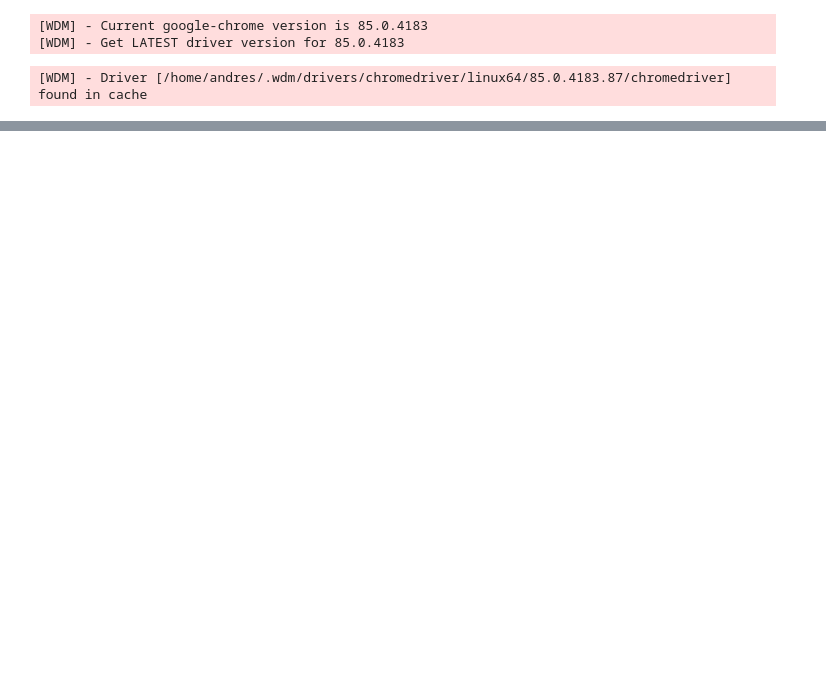
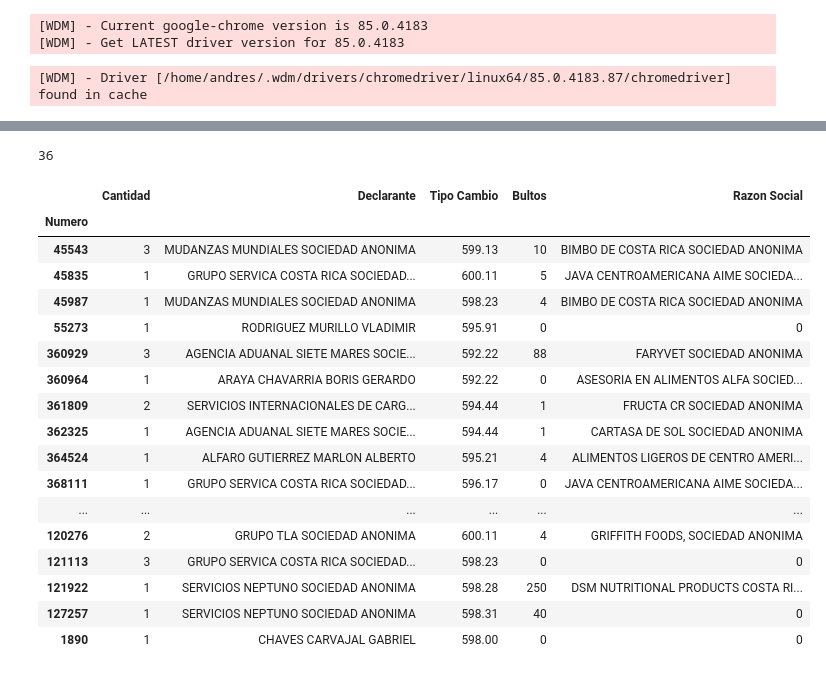
Before and after one commit to andresdha/MHCR_DUAS, a Jupyter notebook: Scraper/MHCR Scraper.ipynb, the cells around one changed output, grey strips where cells are left out. Cells and saved outputs as stored; diff of their text form; code cells hidden in the pictures; blank space fills up the shorter version.

```diff
--- a/Scraper/MHCR Scraper.ipynb
+++ b/Scraper/MHCR Scraper.ipynb
@@ -58,5 +58,14 @@ captcha_field.clear()
 captcha_field.send_keys(captcha_value)
 # %%
 driver.find_element_by_xpath('//input[@name="BUTTON1"]').click()
+# %%
+# Lists to store scraped data points
+main_pg_dfs = []
+duas_dfs = []
+declarantes = []
+tipos_cambio = []
+bultos = []
+razon_social = []
+facturas_dfs = []
 # %%
 scrape = True
@@ -131,0 +307,34 @@ driver.quit()
+# %%
+duas_data = pd.concat(duas_dfs)
+# %%
+len(duas_data)
+# %% [output]
+36
+# %%
+data = pd.DataFrame(duas_data, columns={'Cantidad'})
+# %%
+data['Declarante'] = declarantes
+data['Tipo Cambio'] = tipos_cambio
+data['Bultos'] = bultos
+data['Razon Social'] = razon_social
+# %%
+data
+# %% [output]
+|  | Cantidad | Declarante | Tipo Cambio | Bultos | Razon Social |
+| Numero |  |  |  |  |  |
+| 45543 | 3 | MUDANZAS MUNDIALES SOCIEDAD ANONIMA | 599.13 | 10 | BIMBO DE COSTA RICA SOCIEDAD ANONIMA |
+| 45835 | 1 | GRUPO SERVICA COSTA RICA SOCIEDAD... | 600.11 | 5 | JAVA CENTROAMERICANA AIME SOCIEDA... |
+| 45987 | 1 | MUDANZAS MUNDIALES SOCIEDAD ANONIMA | 598.23 | 4 | BIMBO DE COSTA RICA SOCIEDAD ANONIMA |
+| 55273 | 1 | RODRIGUEZ MURILLO VLADIMIR | 595.91 | 0 | 0 |
+| 360929 | 3 | AGENCIA ADUANAL SIETE MARES SOCIE... | 592.22 | 88 | FARYVET SOCIEDAD ANONIMA |
+| 360964 | 1 | ARAYA CHAVARRIA BORIS GERARDO | 592.22 | 0 | ASESORIA EN ALIMENTOS ALFA SOCIED... |
+| 361809 | 2 | SERVICIOS INTERNACIONALES DE CARG... | 594.44 | 1 | FRUCTA CR SOCIEDAD ANONIMA |
+| 362325 | 1 | AGENCIA ADUANAL SIETE MARES SOCIE... | 594.44 | 1 | CARTASA DE SOL SOCIEDAD ANONIMA |
+| 364524 | 1 | ALFARO GUTIERREZ MARLON ALBERTO | 595.21 | 4 | ALIMENTOS LIGEROS DE CENTRO AMERI... |
+| 368111 | 1 | GRUPO SERVICA COSTA RICA SOCIEDAD... | 596.17 | 0 | JAVA CENTROAMERICANA AIME SOCIEDA... |
+| ... | ... | ... | ... | ... | ... |
+| 120276 | 2 | GRUPO TLA SOCIEDAD ANONIMA | 600.11 | 4 | GRIFFITH FOODS, SOCIEDAD ANONIMA |
+| 121113 | 3 | GRUPO SERVICA COSTA RICA SOCIEDAD... | 598.23 | 0 | 0 |
+| 121922 | 1 | SERVICIOS NEPTUNO SOCIEDAD ANONIMA | 598.28 | 250 | DSM NUTRITIONAL PRODUCTS COSTA RI... |
+| 127257 | 1 | SERVICIOS NEPTUNO SOCIEDAD ANONIMA | 598.31 | 40 | 0 |
+| 1890 | 1 | CHAVES CARVAJAL GABRIEL | 598.00 | 0 | 0 |
```
Also changed, not shown: parts of 24 cells of this notebook, 2 other files.
